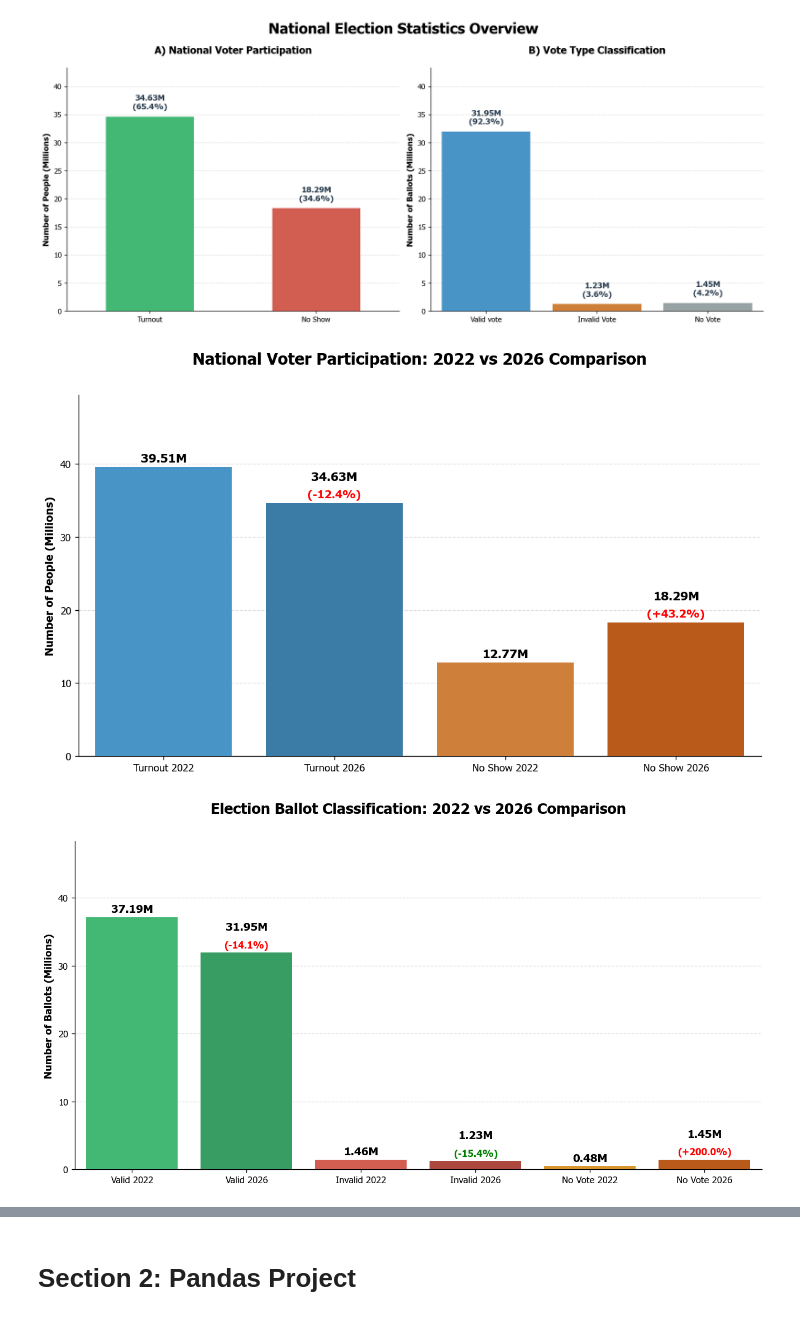
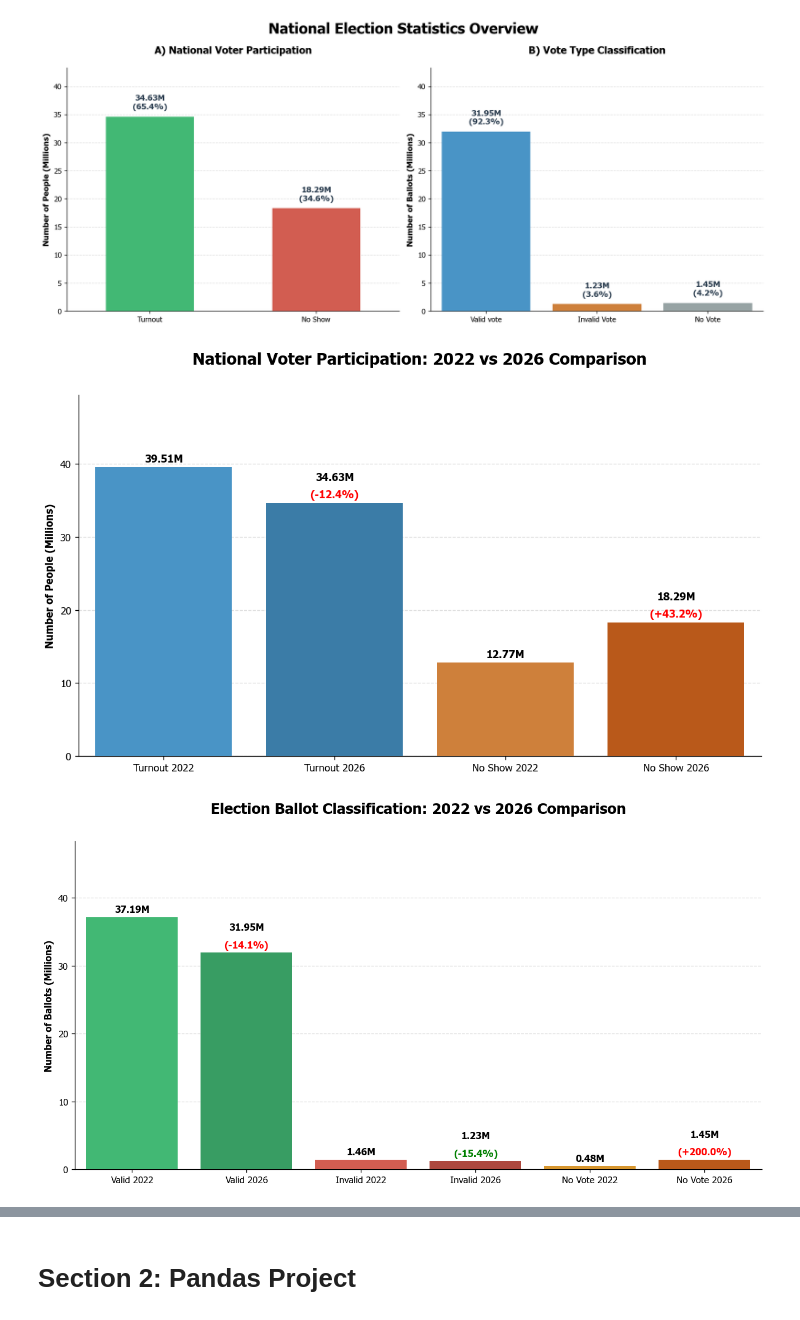
Before and after one commit to Gorszet/DADS5001_Election_2569, a Jupyter notebook: election_analysis69.ipynb, the cells around one changed output, grey strips where cells are left out. Saved outputs shown, nothing was run; the diff lists cells and outputs as text; code cells hidden in the pictures.

```diff
--- a/election_analysis69.ipynb
+++ b/election_analysis69.ipynb
@@ -347,16 +347,16 @@ for i, v_m in enumerate(val_compare_m):
         color_pct = 'red' if (pct > 0 if is_no_show else pct < 0) else 'green'
 
         ax_compare.text(i, v_m + offset_main, f"{v_m:,.2f}M",
-                        ha='center', va='bottom', fontsize=12, fontweight='bold', color='black')
+                        ha='center', va='bottom', fontsize=10, fontweight='bold', color='black')
         ax_compare.text(i, v_m + offset_pct, f"({pct:+.1f}%)",
-                        ha='center', va='bottom', fontsize=11, fontweight='bold', color=color_pct)
+                        ha='center', va='bottom', fontsize=10, fontweight='bold', color=color_pct)
     else:
         ax_compare.text(i, v_m + offset_pct, f"{v_m:,.2f}M",
-                        ha='center', va='bottom', fontsize=12, fontweight='bold', color='black')
+                        ha='center', va='bottom', fontsize=10, fontweight='bold', color='black')
 
 plt.title('National Voter Participation: 2022 vs 2026 Comparison',
           fontsize=16, fontweight='bold', pad=30, x=0.5, loc='center')
-plt.ylabel('Number of People (Millions)', fontsize=11, fontweight='bold')
+plt.ylabel('Number of People (Millions)', fontsize=10, fontweight='bold')
 plt.ylim(0, max(val_compare_m) * 1.25)
 ax_compare.yaxis.grid(True, linestyle='--', alpha=0.4)
 sns.despine()
@@ -376,38 +376,38 @@ val_vote_type_m = [v / 1_000_000 for v in val_vote_type] # ปรับเป็
 color_vote_type = ['#2ecc71', '#27ae60', '#e74c3c', '#c0392b', '#f39c12', '#d35400']
 
 sns.barplot(x=cat_vote_type, y=val_vote_type_m, palette=color_vote_type, linewidth=0.8, zorder=3)
 for i, v_m in enumerate(val_vote_type_m):
     offset_main = max(val_vote_type_m) * 0.08
     offset_pct = max(val_vote_type_m) * 0.01
 
     if i % 2 == 1:  # เฉพาะปี 2026
         prev_v_raw = val_vote_type[i-1]
         pct = ((val_vote_type[i] - prev_v_raw) / prev_v_raw) * 100
 
         # Invalid หรือ No Vote เพิ่ม (>0) = แดง | Valid ลด (<0) = แดง
         is_bad_type = ('Invalid' in cat_vote_type[i]) or ('No Vote' in cat_vote_type[i])
         color_pct = 'red' if (pct > 0 if is_bad_type else pct < 0) else 'green'
 
         ax_vote_type.text(i, v_m + offset_main, f"{v_m:,.2f}M",
-                          ha='center', va='bottom', fontsize=12, fontweight='bold', color='black')
+                          ha='center', va='bottom', fontsize=10, fontweight='bold', color='black')
         ax_vote_type.text(i, v_m + offset_pct, f"({pct:+.1f}%)",
                           ha='center', va='bottom', fontsize=10, fontweight='bold', color=color_pct)
     else:
         ax_vote_type.text(i, v_m + offset_pct, f"{v_m:,.2f}M",
-                          ha='center', va='bottom', fontsize=12, fontweight='bold', color='black')
+                          ha='center', va='bottom', fontsize=10, fontweight='bold', color='black')
 
 plt.title('Election Ballot Classification: 2022 vs 2026 Comparison',
           fontsize=16, fontweight='bold', pad=30, x=0.5, loc='center')
-plt.ylabel('Number of Ballots (Millions)', fontsize=11, fontweight='bold')
+plt.ylabel('Number of Ballots (Millions)', fontsize=10, fontweight='bold')
 plt.ylim(0, max(val_vote_type_m) * 1.3)
 ax_vote_type.yaxis.grid(True, linestyle='--', alpha=0.4)
 sns.despine()
 plt.tight_layout()
 # plt.savefig('1.3 ballot classification 2022 vs 2026.png', dpi=120)
 plt.show()
 # %% [output]
-[figure, old version]
+[figure, new version]
-[figure, old version]
+[figure, new version]
 # %%
 # Comparative Analysis: Constituency Votes vs Party-List เทียบระหว่าง
 
```
Also changed, not shown: parts of 5 cells of this notebook.
